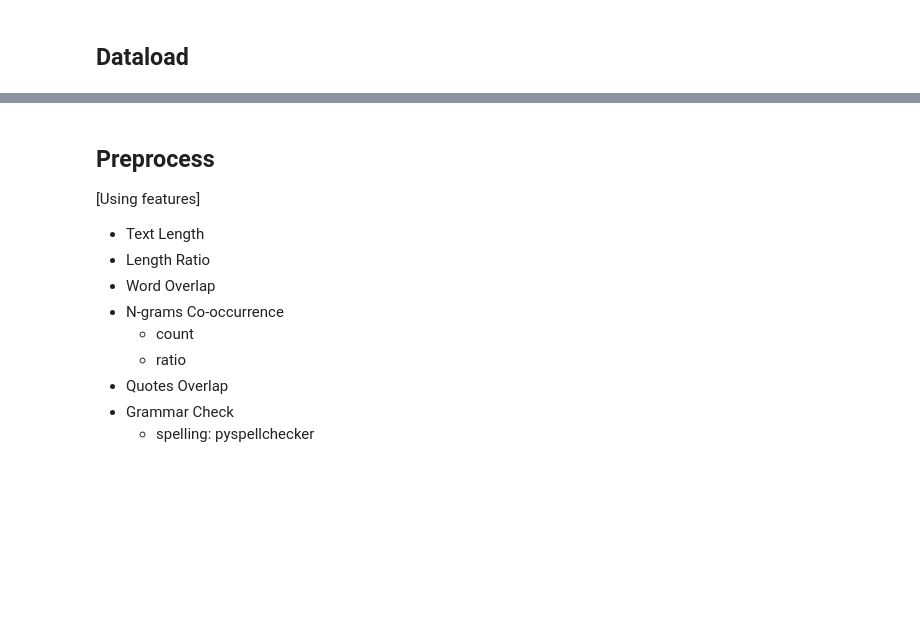
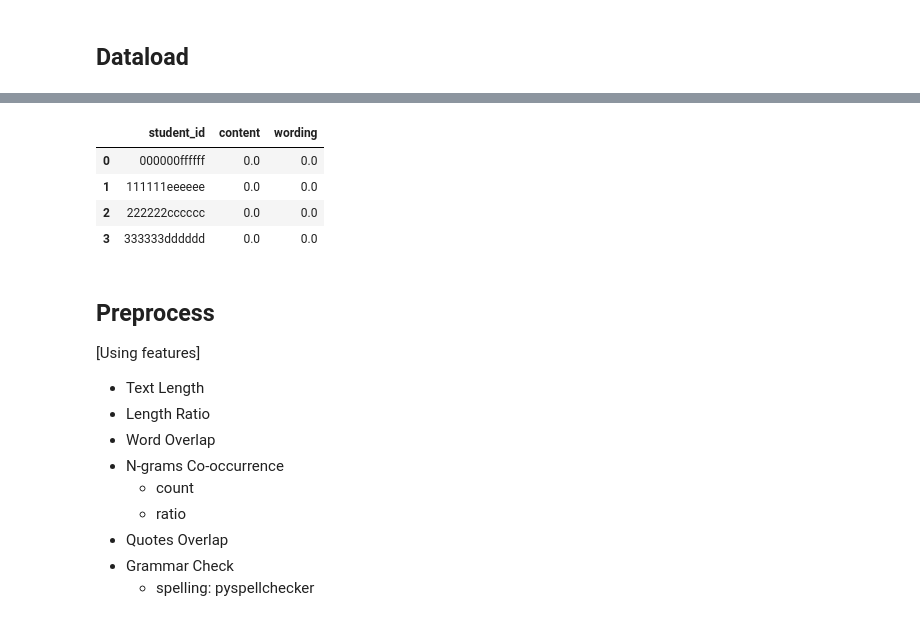
Before and after one commit to krisalmighty/commonlit_kaggle_match, a Jupyter notebook: commonlit-ess-lgbm-autocorrect-deberta-v3-tuned.ipynb, the cells around one changed output, grey strips where cells are left out. Drawn from its saved outputs; the diff is of its cells as text; code cells hidden in the pictures; blank space fills up the shorter version.

```diff
--- a/commonlit-ess-lgbm-autocorrect-deberta-v3-tuned.ipynb
+++ b/commonlit-ess-lgbm-autocorrect-deberta-v3-tuned.ipynb
@@ -112,3 +120,11 @@ sample_submission = pd.read_csv(DATA_DIR + "sample_submission.csv")
+# %%
+sample_submission.head()
+# %% [output]
+|  | student_id | content | wording |
+| 0 | 000000ffffff | 0.0 | 0.0 |
+| 1 | 111111eeeeee | 0.0 | 0.0 |
+| 2 | 222222cccccc | 0.0 | 0.0 |
+| 3 | 333333dddddd | 0.0 | 0.0 |
 # %% [markdown]
 ## Preprocess
 
```
Also changed, not shown: parts of 14 cells of this notebook.
